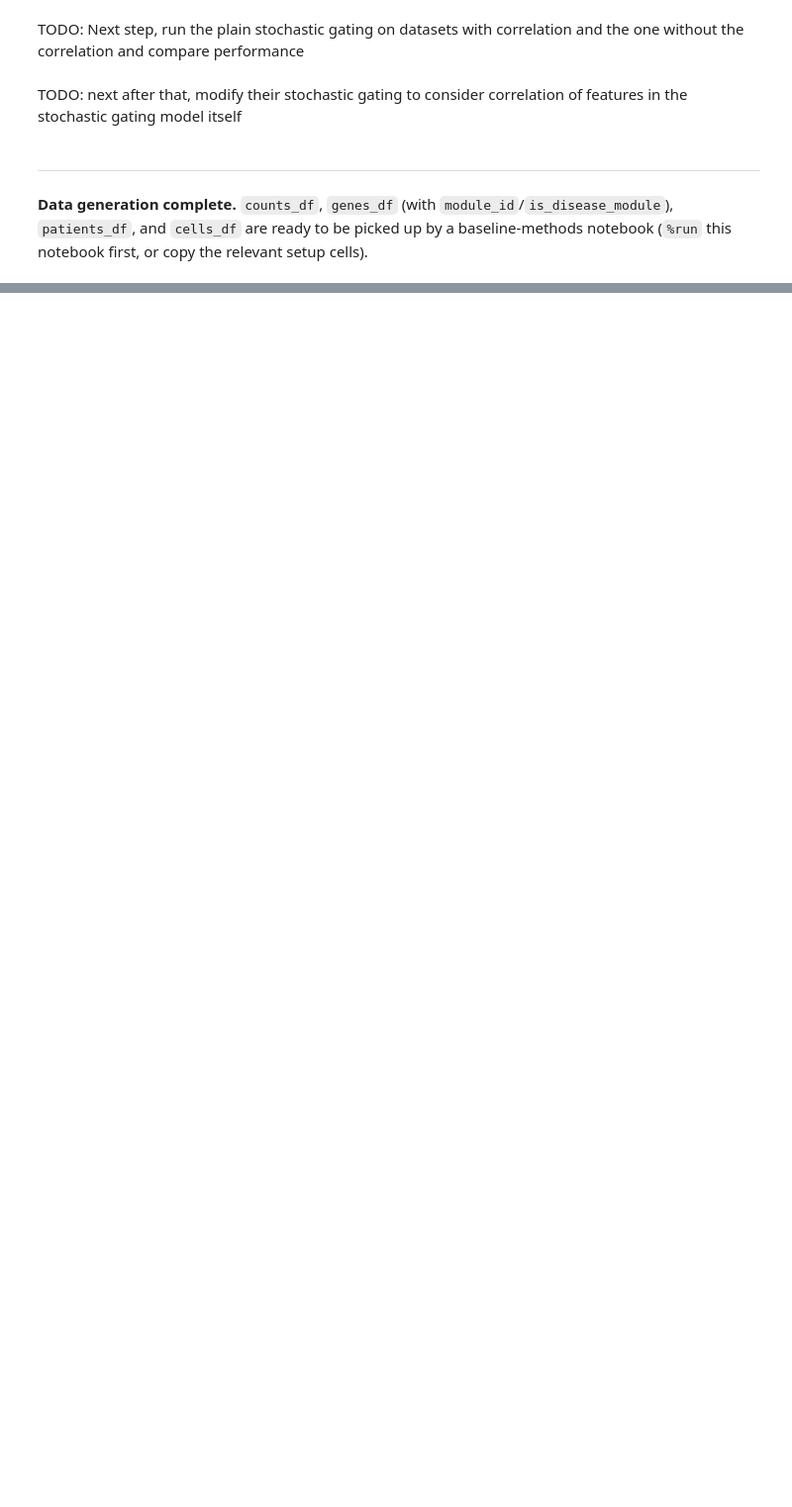
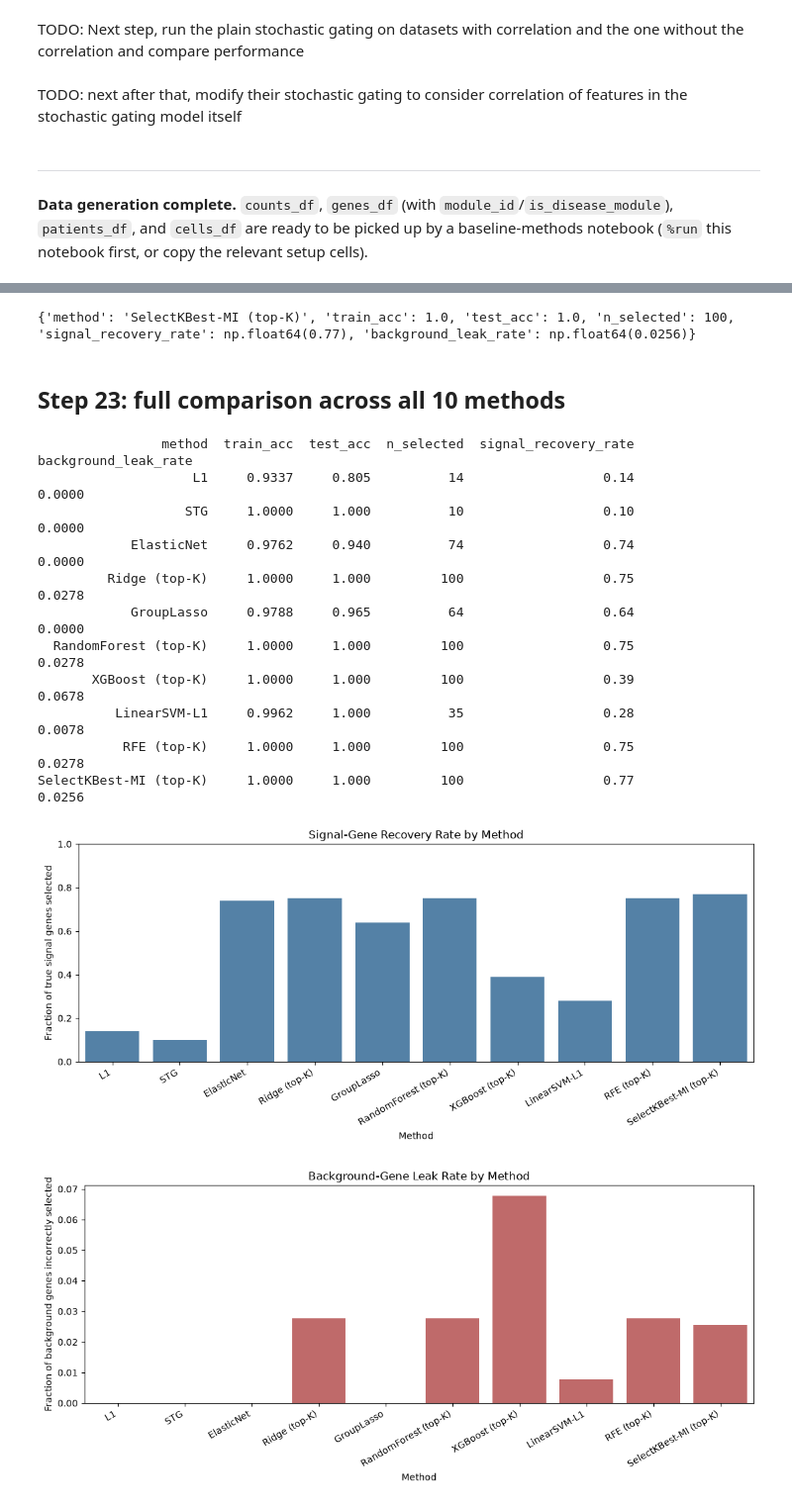
Before and after one commit to sierramendoza543/sierra-gating-project, a Jupyter notebook: correlated_syntheticData.ipynb, the cells around one changed output, grey strips where cells are left out. Shown at 99% size. Cells and saved outputs as stored; diff of their text form; code cells hidden in the pictures; blank space fills up the shorter version.

```diff
--- a/correlated_syntheticData.ipynb
+++ b/correlated_syntheticData.ipynb
@@ -750,0 +1002,65 @@ TODO: next after that, modify their stochastic gating to consider correlation of
+# %%
+selector_mi = SelectKBest(mutual_info_classif, k=TOP_K)
+selector_mi.fit(X_train_scaled, y_train)
+mi_selected = selector_mi.get_support()
+
+model_on_mi = LogisticRegression(max_iter=2000, random_state=42)
+model_on_mi.fit(X_train_scaled[:, mi_selected], y_train)
+mi_train_acc = model_on_mi.score(X_train_scaled[:, mi_selected], y_train)
+mi_test_acc = model_on_mi.score(X_test_scaled[:, mi_selected], y_test)
+record_result("SelectKBest-MI (top-K)", mi_train_acc, mi_test_acc, mi_selected)
+print(baseline_results[-1])
+# %% [output]
+{'method': 'SelectKBest-MI (top-K)', 'train_acc': 1.0, 'test_acc': 1.0, 'n_selected': 100, 'signal_recovery_rate': np.float64(0.77), 'background_leak_rate': np.float64(0.0256)}
+# %% [markdown]
+## Step 23: full comparison across all 10 methods
+# %%
+baseline_df = pd.DataFrame(baseline_results)
+print(baseline_df.to_string(index=False))
+
+plt.figure(figsize=(11, 5))
+sns.barplot(data=baseline_df, x="method", y="signal_recovery_rate", color="steelblue")
+plt.title("Signal-Gene Recovery Rate by Method")
+plt.xlabel("Method")
+plt.ylabel("Fraction of true signal genes selected")
+plt.xticks(rotation=30, ha="right")
+plt.ylim(0, 1)
+plt.tight_layout()
+plt.show()
+
+plt.figure(figsize=(11, 5))
+sns.barplot(data=baseline_df, x="method", y="background_leak_rate", color="indianred")
+plt.title("Background-Gene Leak Rate by Method")
+plt.xlabel("Method")
+plt.ylabel("Fraction of background genes incorrectly selected")
+plt.xticks(rotation=30, ha="right")
+plt.tight_layout()
+plt.show()
+
+module_recovery_df = pd.DataFrame(module_recovery_results)
+print("\nPer-module recovery rate by method:")
+print(module_recovery_df.pivot(index="method", columns="module_id", values="recovery_rate").to_string())
+
+plt.figure(figsize=(12, 6))
+sns.barplot(data=module_recovery_df, x="method", y="recovery_rate", hue="kind", errorbar=None)
+plt.title("Per-Module Recovery Rate by Method (disease modules vs. distractor)")
+plt.xlabel("Method")
+plt.ylabel("Recovery rate")
+plt.xticks(rotation=30, ha="right")
+plt.ylim(0, 1)
+plt.tight_layout()
+plt.show()
+# %% [output]
+                method  train_acc  test_acc  n_selected  signal_recovery_rate  background_leak_rate
+                    L1     0.9337     0.805          14                  0.14                0.0000
+                   STG     1.0000     1.000          10                  0.10                0.0000
+            ElasticNet     0.9762     0.940          74                  0.74                0.0000
+         Ridge (top-K)     1.0000     1.000         100                  0.75                0.0278
+            GroupLasso     0.9788     0.965          64                  0.64                0.0000
+  RandomForest (top-K)     1.0000     1.000         100                  0.75                0.0278
+       XGBoost (top-K)     1.0000     1.000         100                  0.39                0.0678
+          LinearSVM-L1     0.9962     1.000          35                  0.28                0.0078
+           RFE (top-K)     1.0000     1.000         100                  0.75                0.0278
+SelectKBest-MI (top-K)     1.0000     1.000         100                  0.77                0.0256
+[figure, added]
+[figure, added]
```
Also changed, not shown: parts of 23 cells of this notebook, 2 other files.
